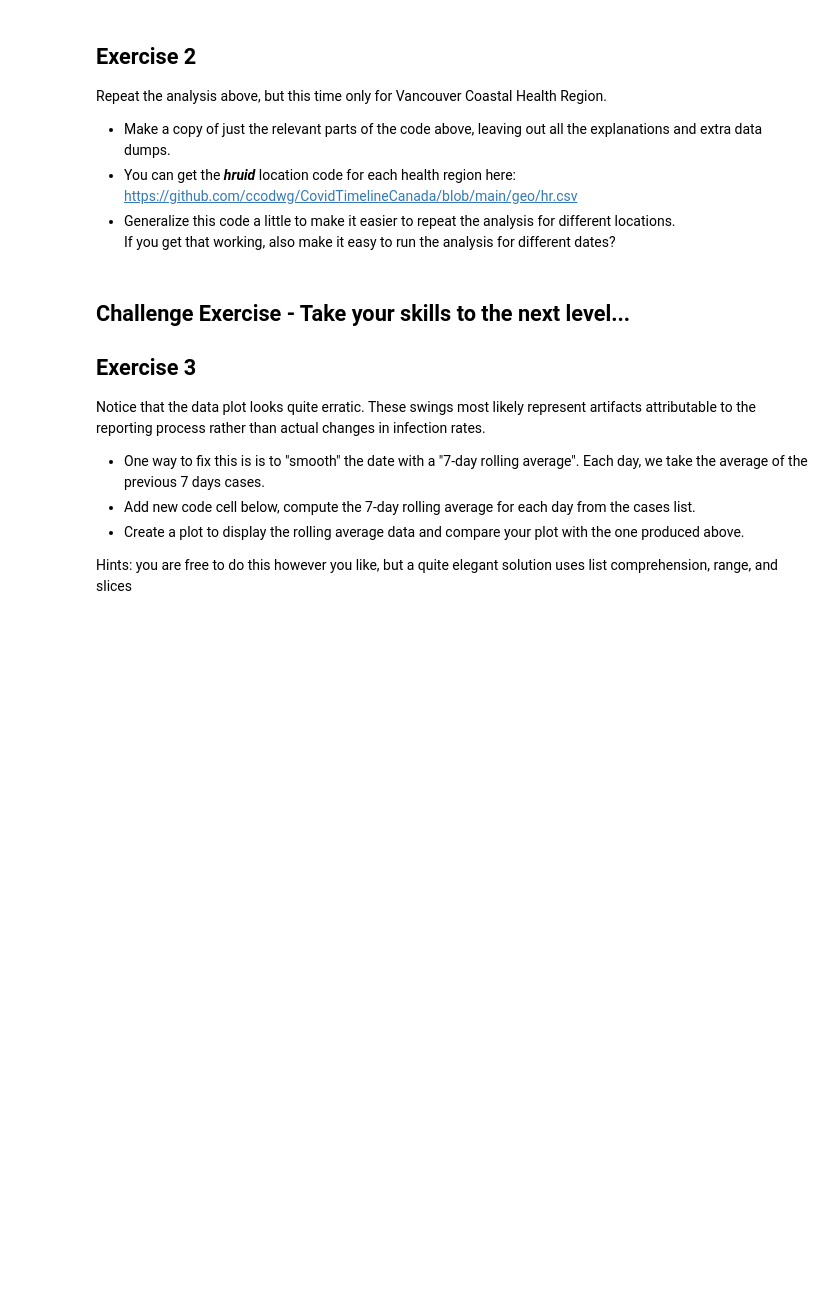
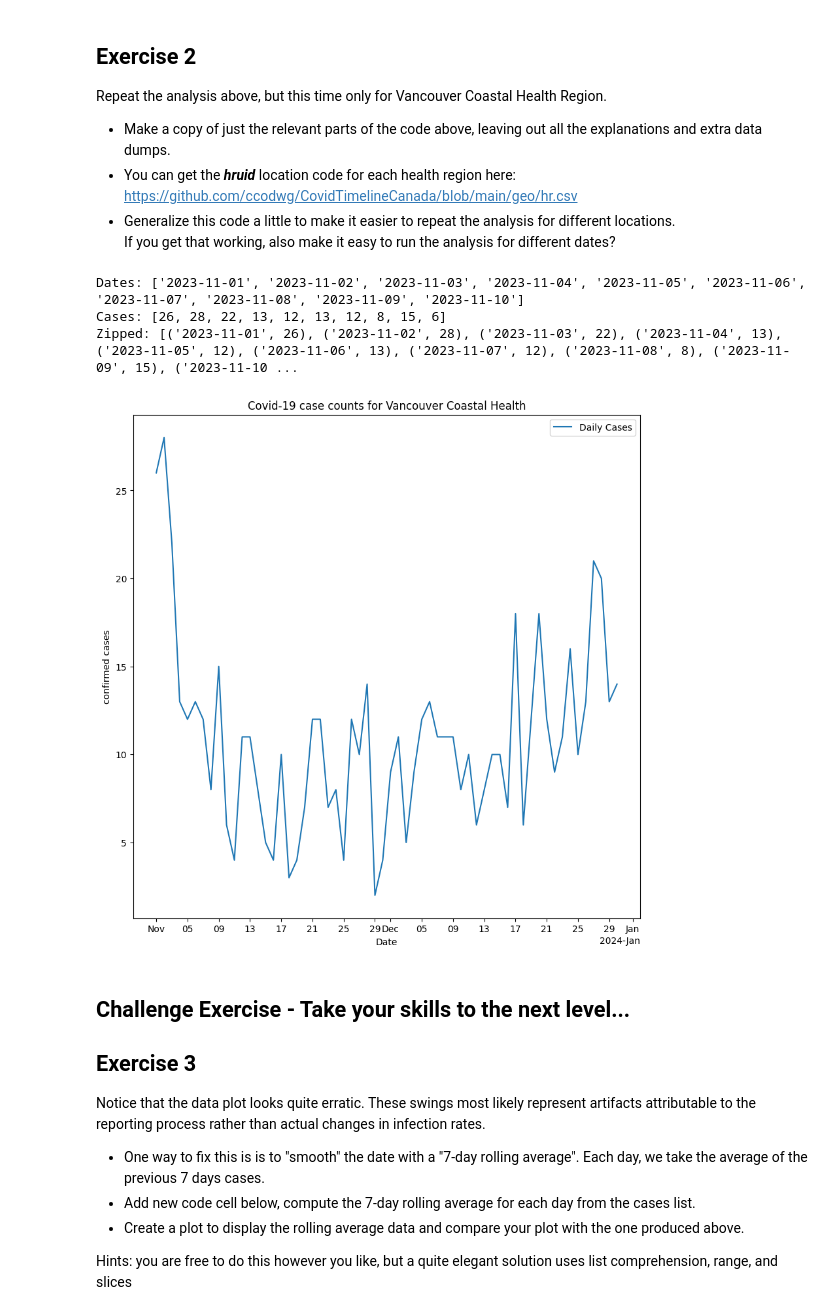
Before and after one commit to Colebeau/cap-comp215, a Jupyter notebook: labs/lab01-intro.ipynb, the cells around one changed output. Drawn from its saved outputs; the diff is of its cells as text; code cells hidden in the pictures; blank space fills up the shorter version.

```diff
--- a/labs/lab01-intro.ipynb
+++ b/labs/lab01-intro.ipynb
@@ -118,14 +118,14 @@ Notice that a "list comprehension" is a compact way to write a "list accumulator
 case_dates = []
 for daily in cases:
   case_dates.append(daily['date'])
-print (case_dates)
+print ('Dates:',case_dates)
 
 n_cases = []
 for daily in cases:
   n_cases.append(daily['value_daily'])
-print(n_cases)
+print('Cases:', n_cases)
 
 #datetime_objects = [datetime.datetime.strptime(date, '%Y-%m-%d') for date in case_dates]
 datetime_objects = []
-for date in case_dates:
+  for daily in cases:
 # %% [output]
@@ -170,3 +168,51 @@ Repeat the analysis above, but this time only for Vancouver Coastal Health Regio
+# %%
+import datetime, json, requests
+import matplotlib.pyplot as plt
+import  matplotlib.dates as mdates
+from matplotlib.pyplot import figure #Shirs gave me this line of code.
+from pprint import pprint
+
+query = 'https://api.opencovid.ca/timeseries?stat=cases&loc=593&geo=hr&after=2023-11-01'
+response = requests.request("GET", query, headers={}, data={})
+result = json.loads(response.text)
+
+
+
+cases = result['data']['cases']
+case_dates = [daily['date'] for daily in cases]
+n_cases = [daily['value_daily'] for daily in cases]
+
+print('Dates:', case_dates[:10])
+print('Cases:', n_cases[:10])
+print('Zipped:', list(zip(case_dates[:10], n_cases[:10])))
+
+datetime_objects = [datetime.datetime.strptime(date, '%Y-%m-%d') for date in case_dates]
+
+dates = [dt.date() for dt in datetime_objects]
+dates[:10]
+
+def format_date_axis(ax):
+
+  locator = mdates.AutoDateLocator(minticks=10, maxticks=20)
+  formatter = mdates.ConciseDateFormatter(locator)
+  ax.xaxis.set_major_locator(locator)
+  ax.xaxis.set_major_formatter(formatter)
+
+fig = plt.figure(figsize=(10, 10)) # found this line of code to make it so the numbers did not overlap by making the x-axis longer from: https://stackoverflow.com/questions/14632729/matplotlib-make-x-axis-longer
+ax = fig.subplots()
+format_date_axis(ax)
+ax.plot(dates, n_cases, label='Daily Cases')
+ax.set(
+  title="Covid-19 case counts for Vancouver Coastal Health",
+  xlabel='Date',
+  ylabel='confirmed cases'
+)
+ax.legend();
+# %% [output]
+Dates: ['2023-11-01', '2023-11-02', '2023-11-03', '2023-11-04', '2023-11-05', '2023-11-06', '2023-11-07', '2023-11-08', '2023-11-09', '2023-11-10']
+Cases: [26, 28, 22, 13, 12, 13, 12, 8, 15, 6]
+Zipped: [('2023-11-01', 26), ('2023-11-02', 28), ('2023-11-03', 22), ('2023-11-04', 13), ('2023-11-05', 12), ('2023-11-06', 13), ('2023-11-07', 12), ('2023-11-08', 8), ('2023-11-09', 15), ('2023-11-10 ...
+[figure, added]
 # %% [markdown]
 ## Challenge Exercise - Take your skills to the next level...
 
```
Also changed, not shown: parts of 4 cells of this notebook.
